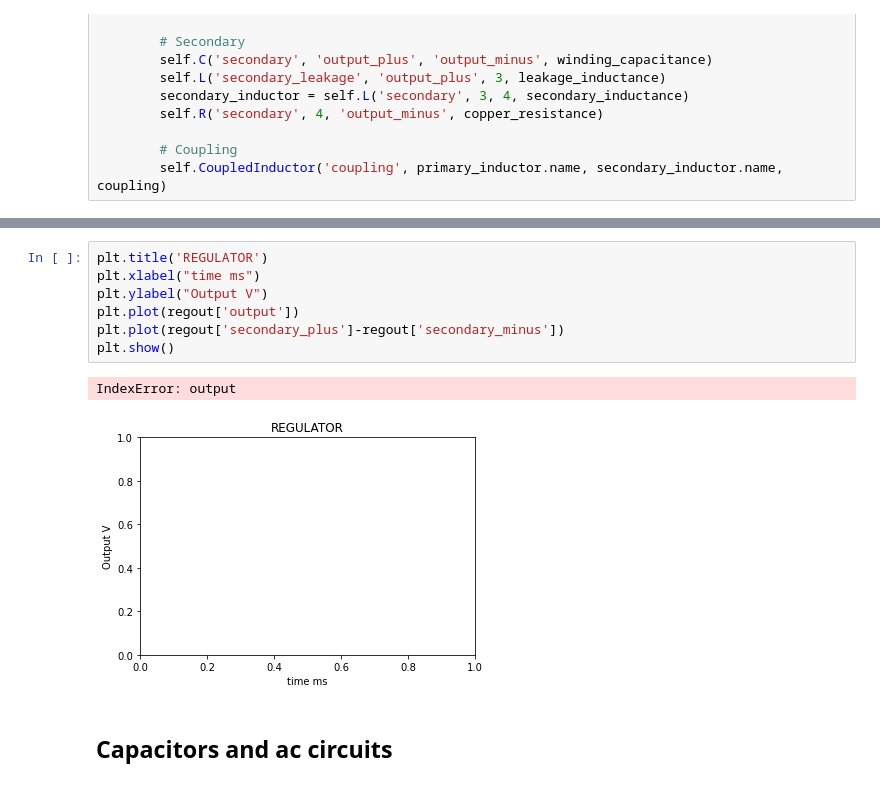
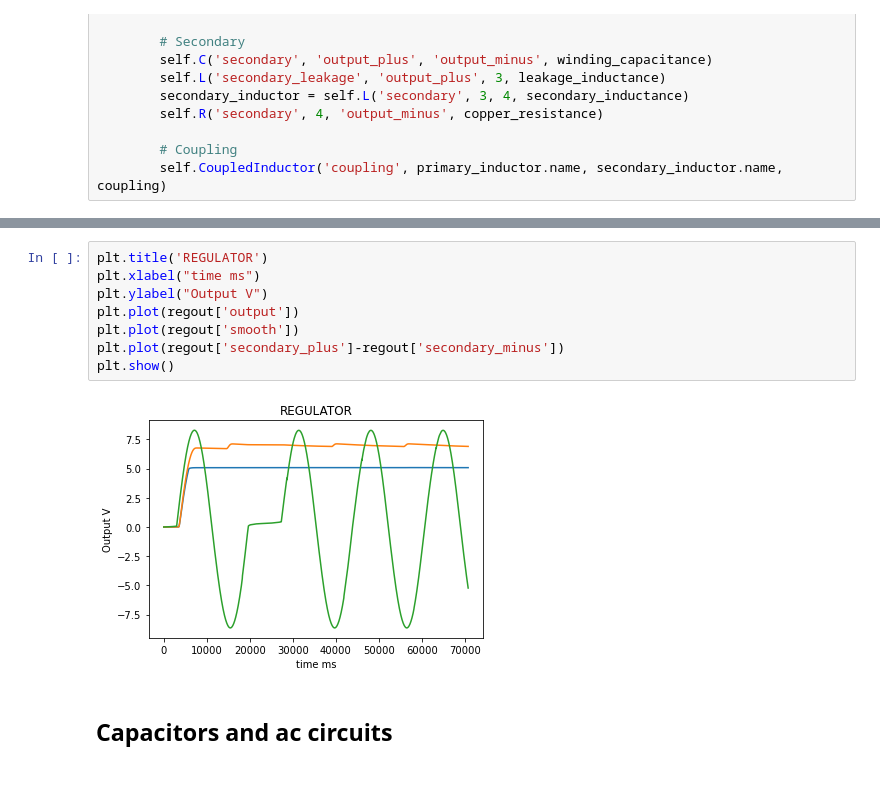
Before and after one commit to sunbee/ArtofElectronics, a Jupyter notebook: AoE_Chapter01.ipynb, the cells around one changed output, grey strips where cells are left out. Cells and saved outputs as stored; diff of their text form.

```diff
--- a/AoE_Chapter01.ipynb
+++ b/AoE_Chapter01.ipynb
@@ -1010,13 +1072,13 @@ for nod, wav in regout.nodes.items():
 # %%
 plt.title('REGULATOR')
 plt.xlabel("time ms")
 plt.ylabel("Output V")
 plt.plot(regout['output'])
+plt.plot(regout['smooth'])
 plt.plot(regout['secondary_plus']-regout['secondary_minus'])
 plt.show()
 # %% [output]
-IndexError: output
-[figure, old version]
+[figure, new version]
 # %% [markdown]
 ## Capacitors and ac circuits
 # %% [markdown]
```
Also changed, not shown: parts of 14 cells of this notebook, 1 other file.
